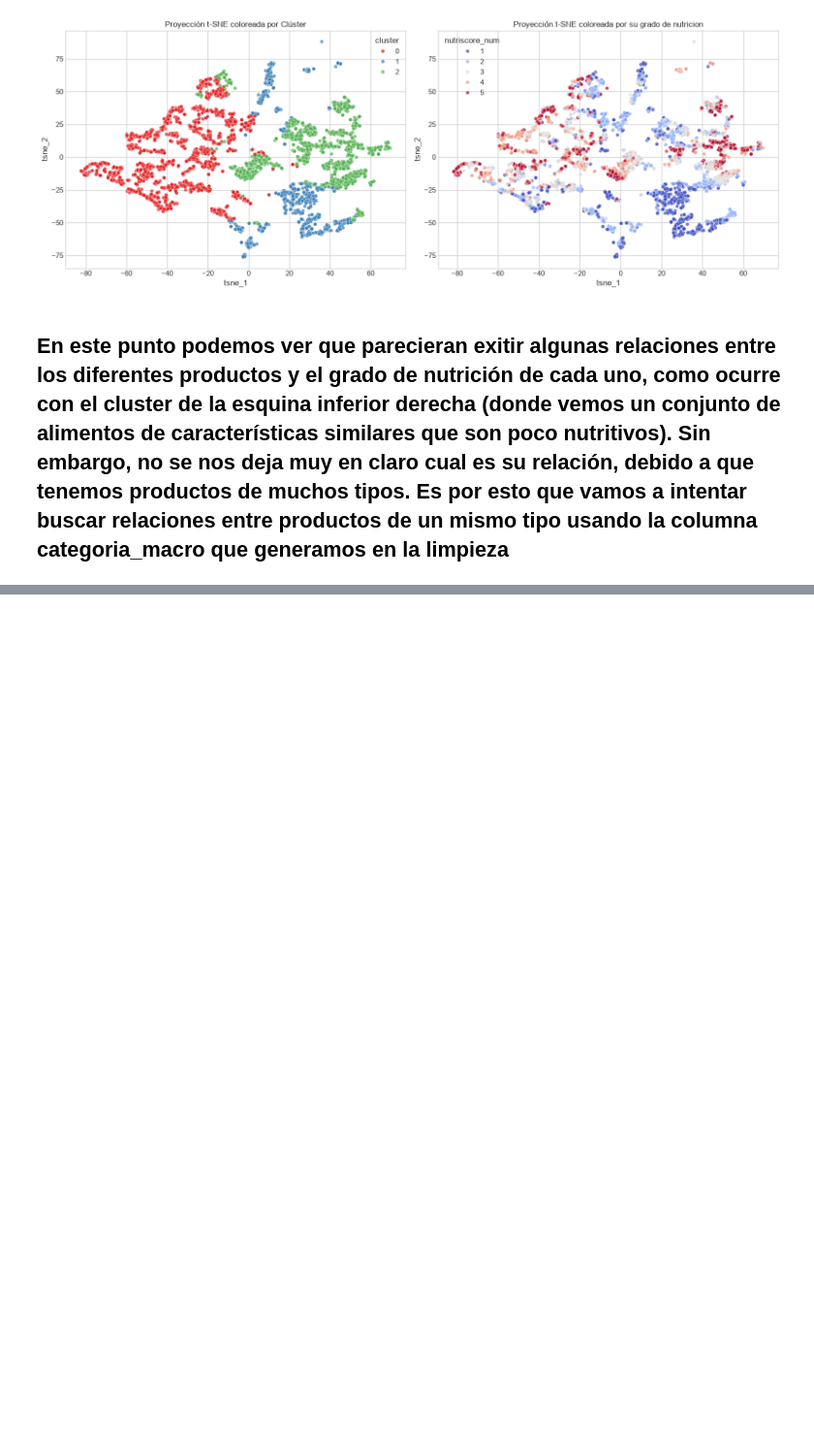
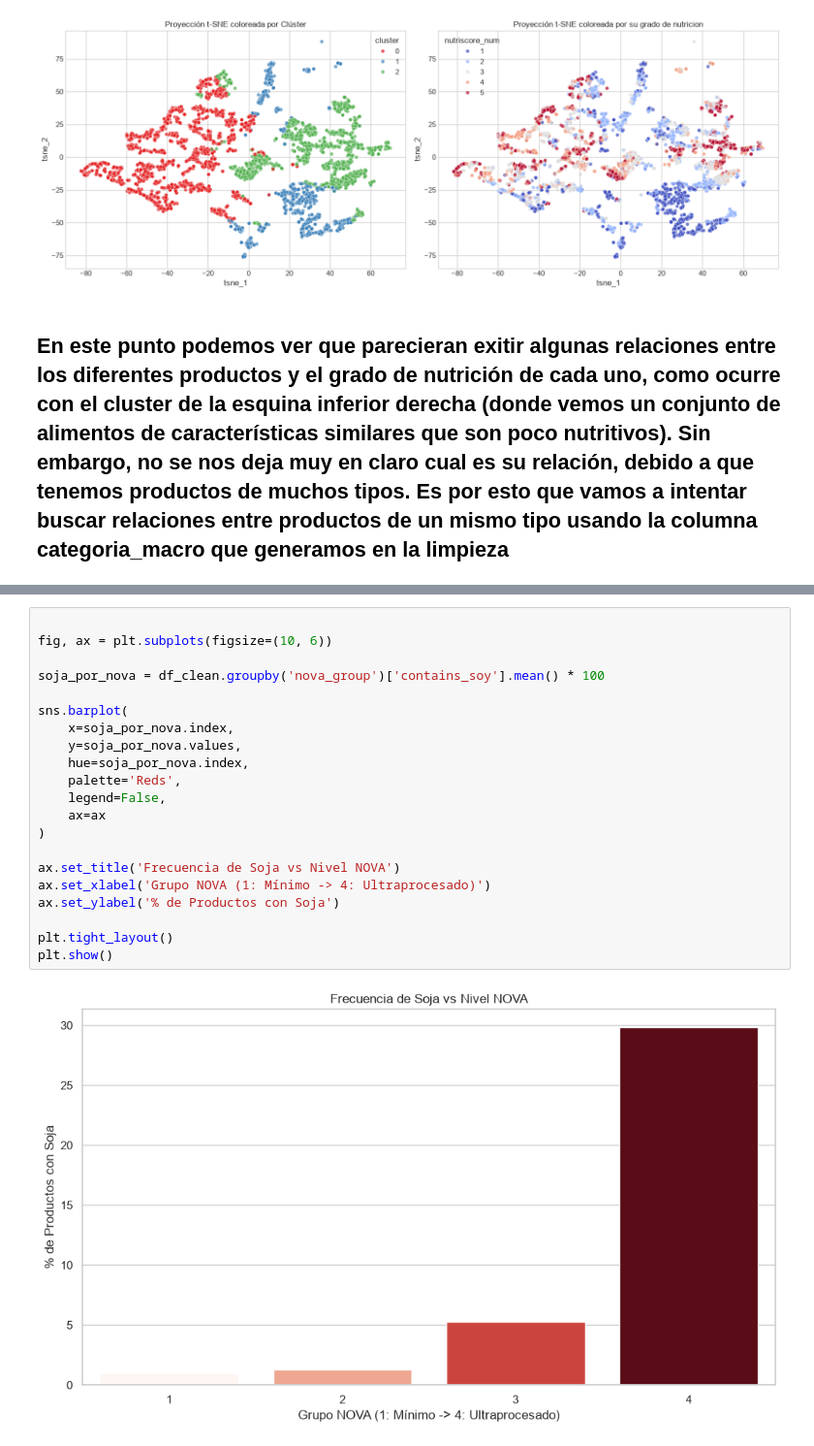
Before and after one commit to ezequielalecci/TP-Fundamentos-de-la-ciencia-de-datos, a Jupyter notebook: posibles_hipotesis.ipynb, the cells around one changed output, grey strips where cells are left out. Shown at 97% size. Cells and saved outputs as stored; diff of their text form; blank space fills up the shorter version.

```diff
--- a/posibles_hipotesis.ipynb
+++ b/posibles_hipotesis.ipynb
@@ -419,0 +433,23 @@ Procesando categoría: Snacks y Dulces...
+# %%
+
+fig, ax = plt.subplots(figsize=(10, 6))
+
+soja_por_nova = df_clean.groupby('nova_group')['contains_soy'].mean() * 100
+
+sns.barplot(
+    x=soja_por_nova.index,
+    y=soja_por_nova.values,
+    hue=soja_por_nova.index,
+    palette='Reds',
+    legend=False,
+    ax=ax
+)
+
+ax.set_title('Frecuencia de Soja vs Nivel NOVA')
+ax.set_xlabel('Grupo NOVA (1: Mínimo -> 4: Ultraprocesado)')
+ax.set_ylabel('% de Productos con Soja')
+
+plt.tight_layout()
+plt.show()
+# %% [output]
+[figure, added]
```
Also changed, not shown: parts of 12 cells of this notebook.
